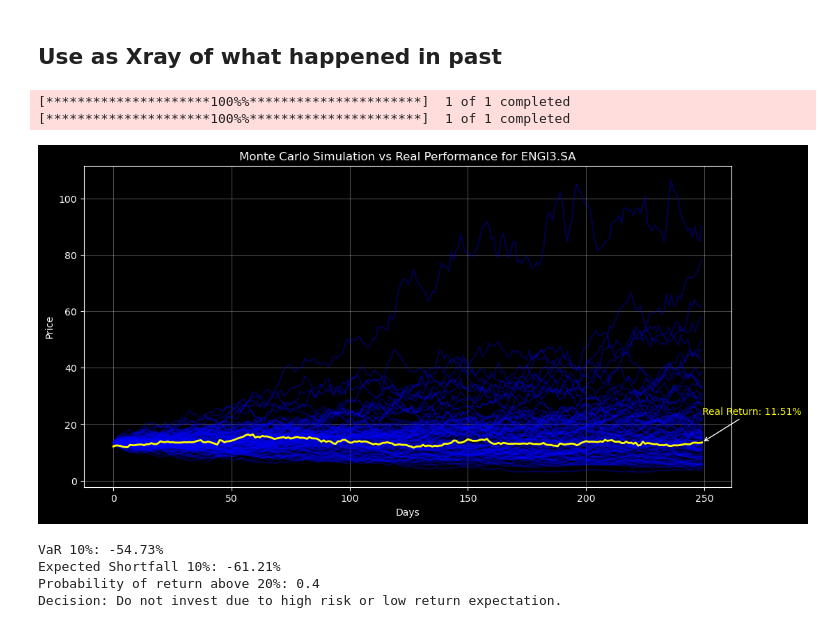
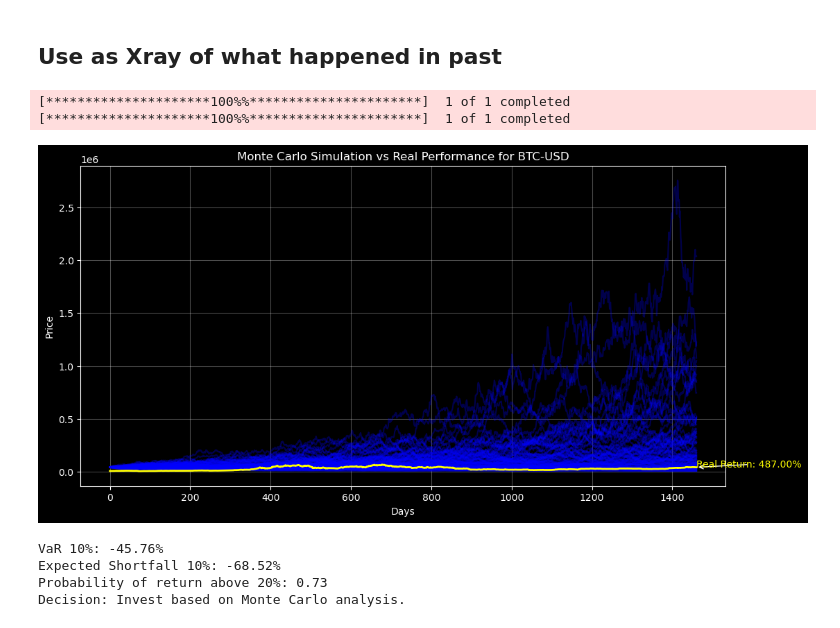
Before and after one commit to OtavioDaflonC/FinDash, a Jupyter notebook: src/notebooks/monte_carloandetc.ipynb, the cells around one changed output. Saved outputs shown, nothing was run; the diff lists cells and outputs as text; code cells hidden in the pictures.

```diff
--- a/src/notebooks/monte_carloandetc.ipynb
+++ b/src/notebooks/monte_carloandetc.ipynb
@@ -15,9 +15,9 @@ import matplotlib.pyplot as plt
 plt.style.use('dark_background')
 
 
-ticker = 'ENGI3.SA'
-start_date = "2015-01-01"
-end_date = "2023-01-01"
+ticker = 'BTC-USD'
+start_date = "2020-01-01"
+end_date = "2024-01-01"
 
 
 data = yf.download(ticker, start=start_date, end=end_date)
@@ -140,32 +140,29 @@ import matplotlib.pyplot as plt
 
 plt.style.use('dark_background')
 
-ticker = 'ENGI3.SA'
-start_date = "2015-01-01"
-end_date = "2023-01-01"
+ticker = 'BTC-USD'
+start_date = "2020-01-01"
+end_date = "2024-01-01"
 
-# Download historical data
+
 data = yf.download(ticker, start=start_date, end=end_date)
 prices = data['Close']
 
-# Simulated time range
-sim_start_date = "2022-01-01"
-sim_end_date = "2022-12-31"
 
-# Data for the simulation interval
-simulation_data = yf.download(ticker, start=sim_start_date, end=sim_end_date)
+
+simulation_data = yf.download(ticker, start=start_date, end=end_date)
 real_prices = simulation_data['Close']
 
-# Log returns for Monte Carlo Simulation
+
 log_returns = np.log(1 + data['Close'].pct_change())
-u = log_returns.mean()  # Mean of returns
-var = log_returns.var()  # Variance of returns
-drift = u - (0.5 * var)  # Drift
-stdev = log_returns.std()  # Standard deviation of returns
+u = log_returns.mean()
+var = log_returns.var()
+drift = u - (0.5 * var)
+stdev = log_returns.std()
 
 # Monte Carlo Simulation
 t_intervals = len(real_prices)  # Match simulation length to real data
-iterations = 100  # Reduce iterations for visualization clarity
+iterations = 100
 
 daily_returns = np.exp(
     drift + stdev * norm.ppf(np.random.rand(t_intervals, iterations))
@@ -178,12 +175,12 @@ price_paths[0] = last_price
 for t in range(1, t_intervals):
     price_paths[t] = price_paths[t - 1] * daily_returns[t]
 
-# Calculate final return for real performance
+
 initial_real_price = real_prices.iloc[0]
 final_real_price = real_prices.iloc[-1]
 real_return = ((final_real_price - initial_real_price) / initial_real_price) * 100
 
-# Plot Monte Carlo simulations and real performance
+
 plt.figure(figsize=(12, 6))
 plt.plot(price_paths, alpha=0.3, color='blue', label='Simulated Paths')  # Simulated paths
 plt.plot(range(t_intervals), real_prices.values, color='yellow', linewidth=2, label='Real Performance')  # Real data
@@ -191,7 +188,7 @@ plt.title(f"Monte Carlo Simulation vs Real Performance for {ticker}", color='whi
 plt.xlabel("Days", color='white')
 plt.ylabel("Price", color='white')
 
-# Annotate real performance return
+
 plt.annotate(
     f"Real Return: {real_return:.2f}%",
     xy=(t_intervals - 1, final_real_price),
@@ -199,37 +196,37 @@ plt.annotate(
     arrowprops=dict(facecolor='yellow', arrowstyle="->"),
     color='yellow',
     fontsize=10
 )
 
 
 plt.grid(alpha=0.3)
 plt.show()
 
-# Analysis: Calculate and print metrics
+
 final_prices = price_paths[-1]
 initial_price = last_price
-returns = (final_prices - initial_price) / initial_price * 100  # Returns in percentage
+returns = (final_prices - initial_price) / initial_price * 100
 
 confidence_level = 0.1
 var_10 = np.percentile(returns, confidence_level * 100)
 es_10 = returns[returns <= var_10].mean()
 
 print(f"VaR 10%: {var_10:.2f}%")  # Maximum expected loss
 print(f"Expected Shortfall 10%: {es_10:.2f}%")  # Average expected loss
 
 # Decision based on probability of return above threshold
 threshold = 20  # %
 prob_positive = (returns > threshold).mean()
 print(f"Probability of return above {threshold}%:", prob_positive)
 if prob_positive > 0.6:  # 60% chance of return above the limit
     print("Decision: Invest based on Monte Carlo analysis.")
 else:
     print("Decision: Do not invest due to high risk or low return expectation.")
 # %% [output]
 [*********************100%%**********************]  1 of 1 completed
 [*********************100%%**********************]  1 of 1 completed
-[figure, old version]
+[figure, new version]
-VaR 10%: -54.73%
-Expected Shortfall 10%: -61.21%
-Probability of return above 20%: 0.4
-Decision: Do not invest due to high risk or low return expectation.
+VaR 10%: -45.76%
+Expected Shortfall 10%: -68.52%
+Probability of return above 20%: 0.73
+Decision: Invest based on Monte Carlo analysis.
```
Also changed, not shown: parts of 1 cell of this notebook.
